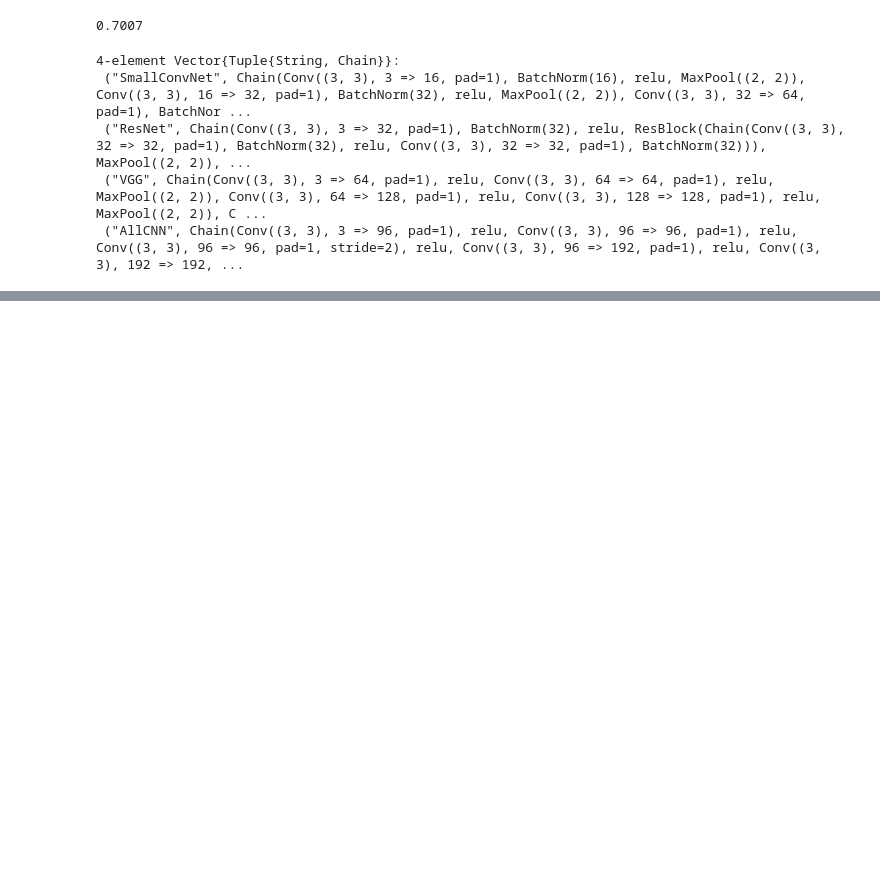
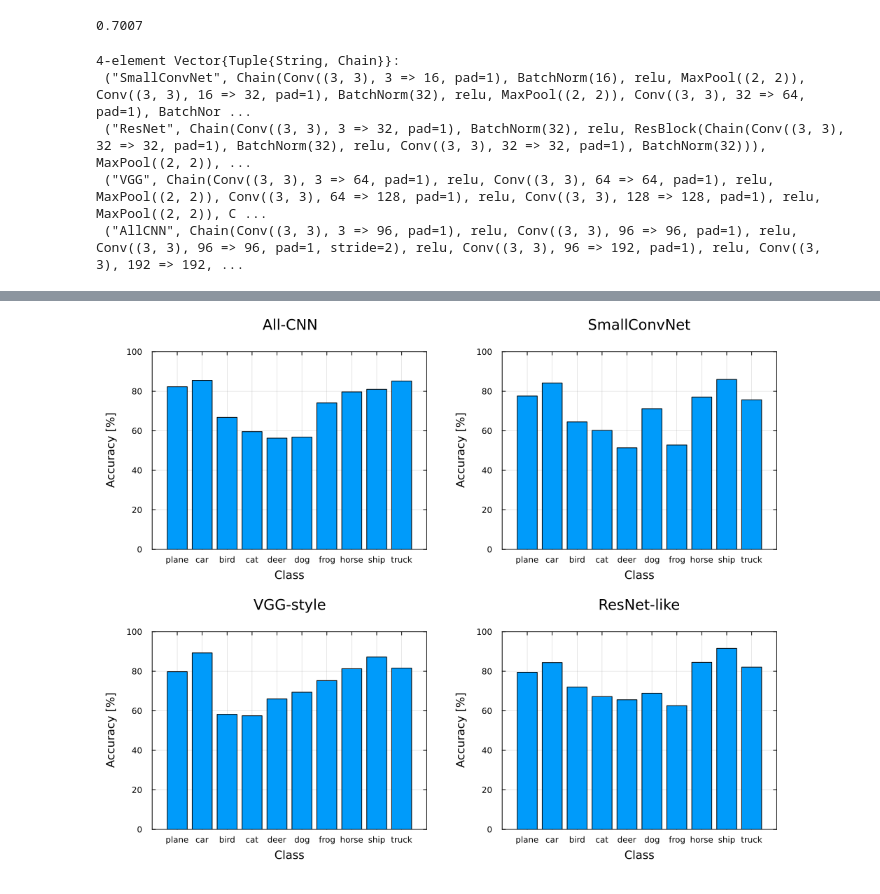
Before and after one commit to oliwia-wilczewska/DeepLearningProjektZaliczeniowy, a Jupyter notebook: model_evaluation.ipynb, the cells around one changed output, grey strips where cells are left out. Cells and saved outputs as stored; diff of their text form; code cells hidden in the pictures; blank space fills up the shorter version.

```diff
--- a/model_evaluation.ipynb
+++ b/model_evaluation.ipynb
@@ -331,0 +411,6 @@ accuracy_batched (generic function with 1 method)
+# %%
+# 1) Zbierz nazwy kolumn modeli
+model_cols = names(df, Not(:Class))
+
+# 2) Zbuduj macierz accuracy: wiersz i odpowiada klasie, kolumna modelowi
+ys_mat = reduce(hcat, [ df[!, col] for col in model_cols ])
@@ -331,0 +429,35 @@ accuracy_batched (generic function with 1 method)
+# %%
+using Plots, DataFrames
+
+# 1) Stwórz listę pojedynczych subplotów
+subplots = [
+    bar(
+      df.Class,
+      df[!, col],
+      title       = col,
+      xlabel      = "Class",
+      ylabel      = "Accuracy [%]",
+      xtickfont   = font(8),
+      ytickfont   = font(8),
+      legend      = false,
+      framestyle  = :box,
+      ylim        = (0, 100),
+      size        = (1000,800),
+    )
+    for col in model_cols
+]
+
+# 2) Złącz je w jedną siatkę 2×2
+plt = plot(subplots...;
+    layout = (2,2),
+    margin = 5Plots.mm
+)
+
+# 3) Zapisz do pliku
+mkpath("plots")
+savefig(plt, "plots/per_class_accuracy_grid.png")
+
+# 4) Wyświetl
+display(plt)
+# %% [output]
+[figure, added]
```
Also changed, not shown: parts of 22 cells of this notebook, 30 other files.
